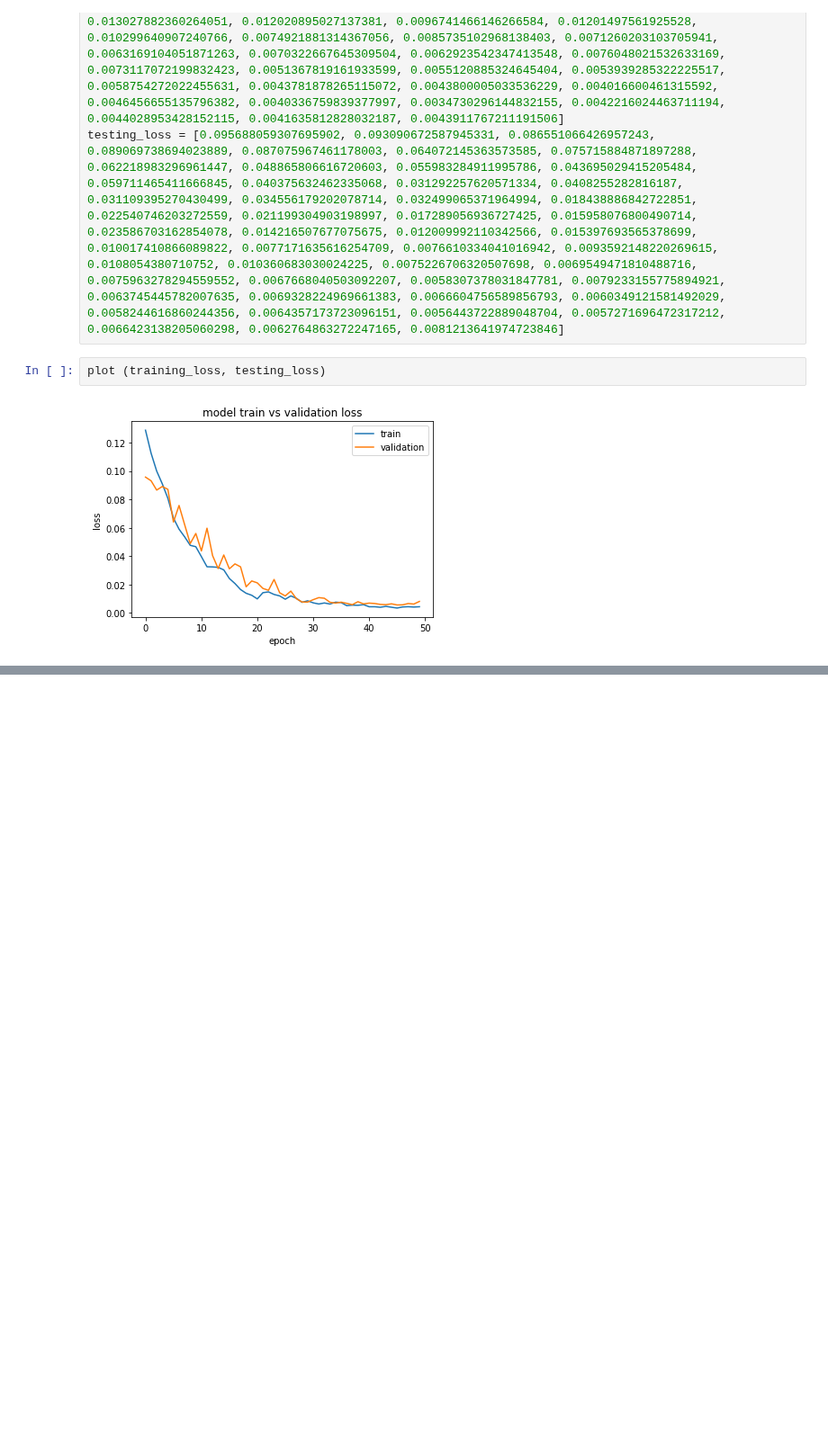
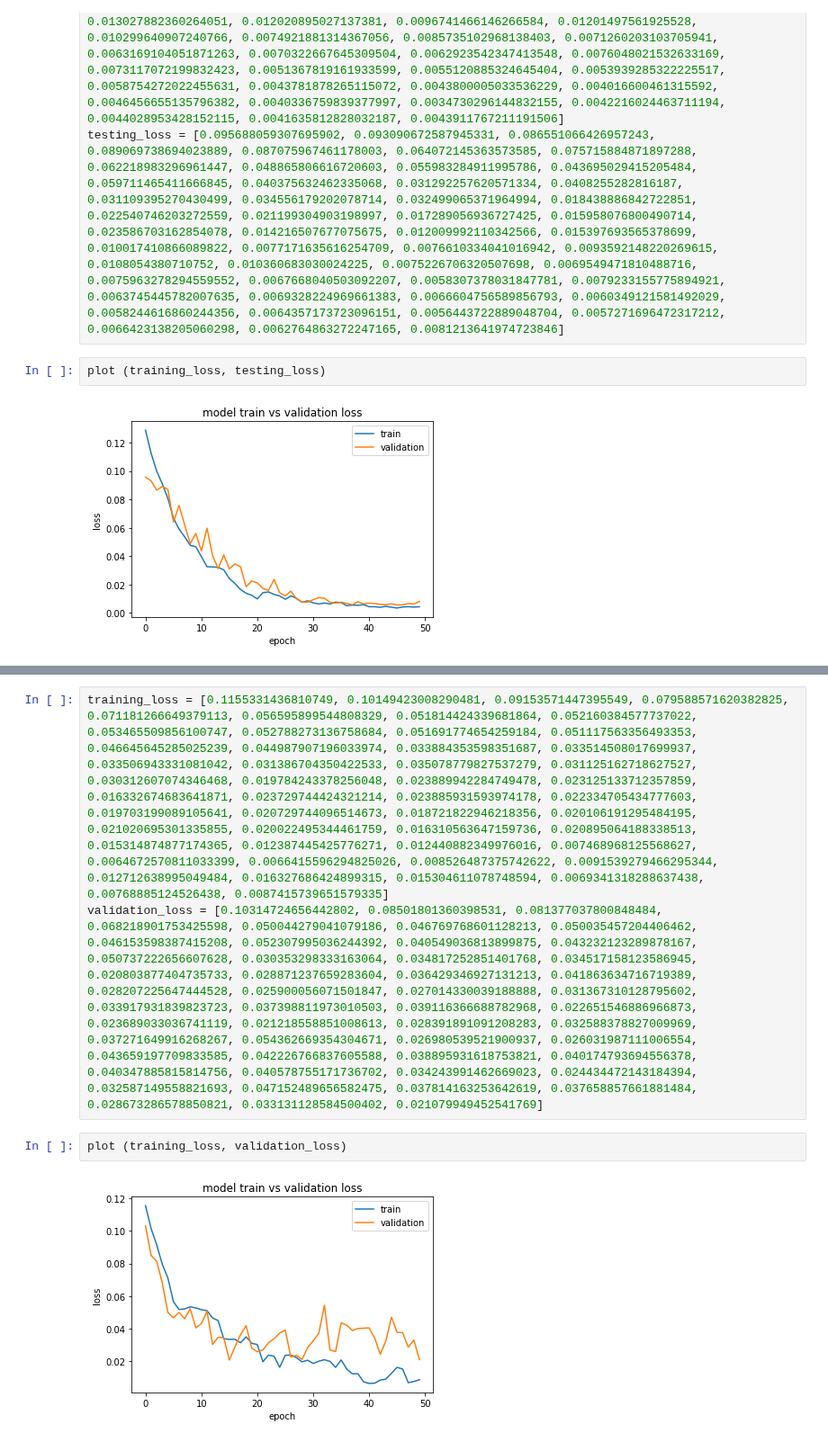
Before and after one commit to tuandnvn/learn-to-perform, a Jupyter notebook: notebooks/learning_progress_demo.ipynb, the cells around one changed output, grey strips where cells are left out. Shown at 90% size. Drawn from its saved outputs; the diff is of its cells as text; blank space fills up the shorter version.

```diff
--- a/notebooks/learning_progress_demo.ipynb
+++ b/notebooks/learning_progress_demo.ipynb
@@ -101,0 +114,7 @@ plot (training_loss, testing_loss)
+# %%
+training_loss = [0.1155331436810749, 0.10149423008290481, 0.09153571447395549, 0.079588571620382825, 0.071181266649379113, 0.056595899544808329, 0.051814424339681864, 0.052160384577737022, 0.053465509856100747, 0.052788273136758684, 0.051691774654259184, 0.051117563356493353, 0.046645645285025239, 0.044987907196033974, 0.033884353598351687, 0.033514508017699937, 0.033506943331081042, 0.031386704350422533, 0.035078779827537279, 0.031125162718627527, 0.030312607074346468, 0.019784243378256048, 0.023889942284749478, 0.023125133712357859, 0.016332674683641871, 0.023729744424321214, 0.023885931593974178, 0.022334705434777603, 0.019703199089105641, 0.020729744096514673, 0.018721822946218356, 0.020106191295484195, 0.021020695301335855, 0.020022495344461759, 0.016310563647159736, 0.020895064188338513, 0.015314874877174365, 0.012387445425776271, 0.012440882349976016, 0.007468968125568627, 0.0064672570811033399, 0.0066415596294825026, 0.008526487375742622, 0.0091539279466295344, 0.012712638995049484, 0.016327686424899315, 0.015304611078748594, 0.0069341318288637438, 0.00768885124526438, 0.0087415739651579335]
+validation_loss = [0.10314724656442802, 0.08501801360398531, 0.081377037800848484, 0.068218901753425598, 0.050044279041079186, 0.046769768601128213, 0.050035457204406462, 0.046153598387415208, 0.052307995036244392, 0.040549036813899875, 0.043232123289878167, 0.050737222656607628, 0.030353298333163064, 0.034817252851401768, 0.034517158123586945, 0.020803877404735733, 0.028871237659283604, 0.036429346927131213, 0.041863634716719389, 0.028207225647444528, 0.025900056071501847, 0.027014330039188888, 0.031367310128795602, 0.033917931839823723, 0.037398811973010503, 0.039116366688782968, 0.022651546886966873, 0.023689033036741119, 0.021218558851008613, 0.028391891091208283, 0.032588378827009969, 0.037271649916268267, 0.054362669354304671, 0.026980539521900937, 0.026031987111006554, 0.043659197709833585, 0.042226766837605588, 0.038895931618753821, 0.040174793694556378, 0.040347885815814756, 0.040578755171736702, 0.034243991462669023, 0.024434472143184394, 0.032587149558821693, 0.047152489656582475, 0.037814163253642619, 0.037658857661881484, 0.028673286578850821, 0.033131128584500402, 0.021079949452541769]
+# %%
+plot (training_loss, validation_loss)
+# %% [output]
+[figure, added]
```
Also changed, not shown: parts of 20 cells of this notebook, 7 other files.
